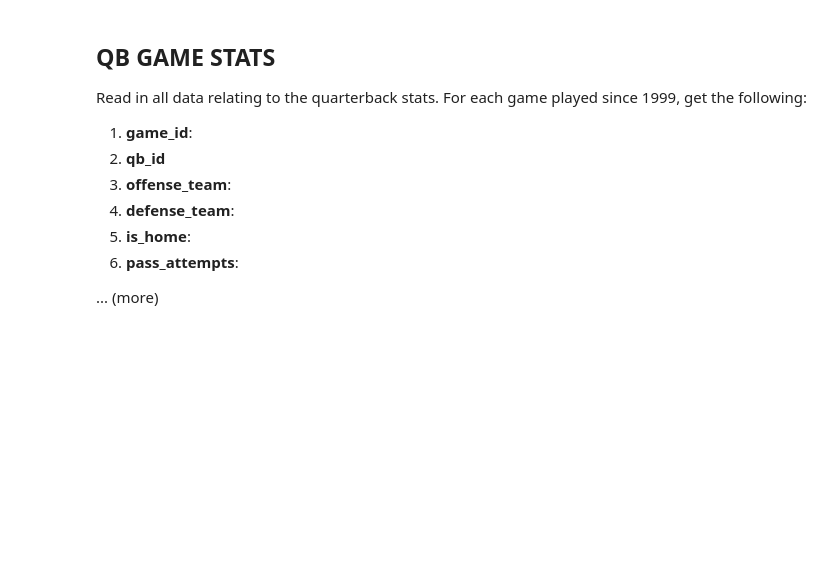
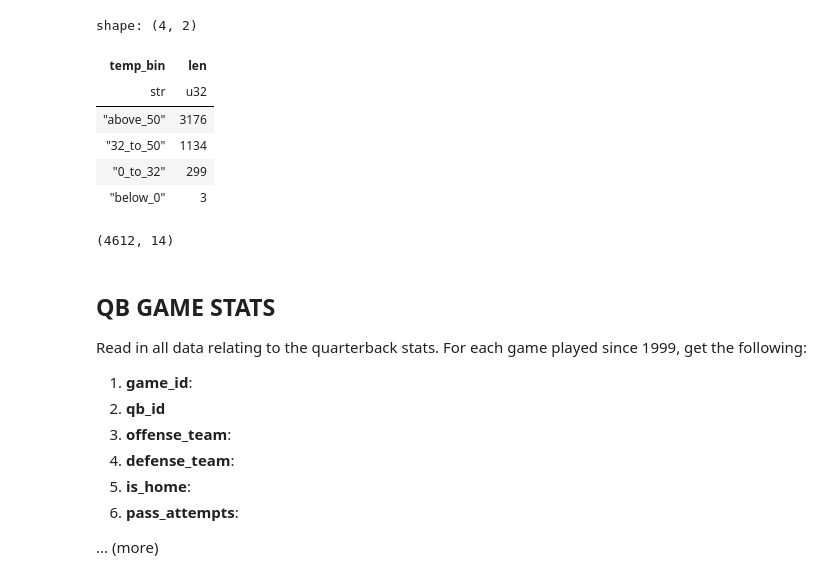
Before and after one commit to jbailey7/ChicagoPassing, a Jupyter notebook: data/data.ipynb, the cells around one changed output. Cells and saved outputs as stored; diff of their text form; code cells hidden in the pictures; blank space fills up the shorter version.

```diff
--- a/data/data.ipynb
+++ b/data/data.ipynb
@@ -146,3 +239,27 @@ weather_data = weather_data.with_columns(
+# %%
+# Quick check to make sure temp bin sizes make sense
+weather_data.group_by('temp_bin').len().sort("len", descending=True)
+# %% [output]
+shape: (4, 2)
+| temp_bin | len |
+| str | u32 |
+| "above_50" | 3176 |
+| "32_to_50" | 1134 |
+| "0_to_32" | 299 |
+| "below_0" | 3 |
+# %%
+# After checking both datasets, merge into one
+games_full_data = (
+    game_data
+    .join(
+        weather_data,
+        on="game_id",
+        how="inner"
+    )
+)
+games_full_data.shape
+# %% [output]
+(4612, 14)
 # %% [markdown]
 ## QB GAME STATS
 Read in all data relating to the quarterback stats. For each game played since 1999, get the following:
```
Also changed, not shown: parts of 36 cells of this notebook, 2 other files.
